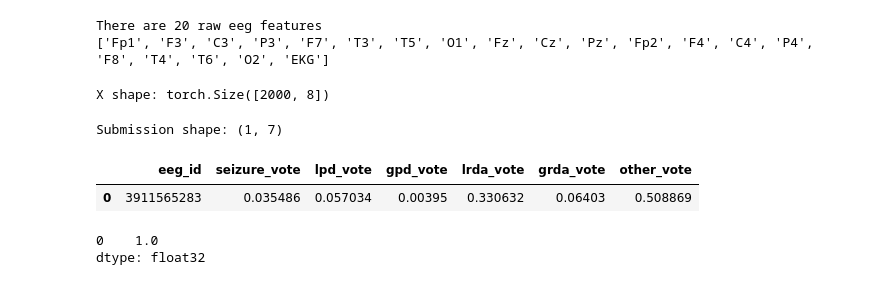
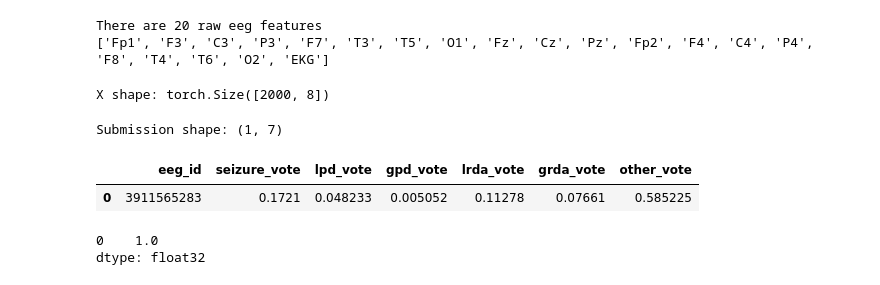
Before and after one commit to SEOYUNJE/github.io, a Jupyter notebook: hms-efficientnetb0-two-stage.ipynb, the cells around one changed output. Saved outputs shown, nothing was run; the diff lists cells and outputs as text; code cells hidden in the pictures.

Commit message:
Kaggle Notebook | HMS - EfficientNetB0 Ensemble | same 96

```diff
--- a/hms-efficientnetb0-two-stage.ipynb
+++ b/hms-efficientnetb0-two-stage.ipynb
@@ -610,3 +554,10 @@ Train non-overlapp eeg_id shape: (17089, 13)
+# %%
+VER = 1 # Starter Version
+
+LOAD_MODELS_FROM = '/kaggle/input/resnet34-eeg'
+
+USE_KAGGLE_SPECTROGRAMS = True
+USE_EEG_SPECTROGRAMS = True
 # %%
 NAMES = ['LL','LP','RP','RR']
 
@@ -618,6 +597,4 @@ FEATS = [['Fp1','F7','T3','T5','O1'],
 # %%
-USE_WAVELET = None
-
 import librosa
 
 def spectrogram_from_eeg(parquet_path, display=False):
@@ -625,7 +602,7 @@ def spectrogram_from_eeg(parquet_path, display=False):
     # LOAD MIDDLE 50 SECONDS OF EEG SERIES
     eeg = pd.read_parquet(parquet_path)
     middle = (len(eeg)-10_000)//2
-    eeg = eeg.iloc[middle+3000:middle+7000]
+    eeg = eeg.iloc[middle:middle+10_000]
 
     # VARIABLE TO HOLD SPECTROGRAM
     img = np.zeros((128,256,4),dtype='float32')
@@ -645,9 +622,8 @@ def spectrogram_from_eeg(parquet_path, display=False):
                 if np.isnan(x).mean()<1: x = np.nan_to_num(x,nan=m)
                 else: x[:] = 0
 
-                # DENOISE
-                if USE_WAVELET:
-                    x = denoise(x, wavelet=USE_WAVELET)
+                total_filter(x)
+
                 signals.append(x)
 
                 # RAW SPECTROGRAM
@@ -678,7 +654,7 @@ def spectrogram_from_eeg(parquet_path, display=False):
         offset = 0
         for k in range(4):
             if k>0: offset -= signals[3-k].min()
-            plt.plot(range(4000),signals[k]+offset,label=NAMES[3-k])
+            plt.plot(range(10000),signals[k]+offset,label=NAMES[3-k])
             offset += signals[3-k].max()
         plt.legend()
         plt.title(f'EEG {eeg_id} Signals')
@@ -783,13 +752,13 @@ import sys
 sys.path.append('../input/timm-pytorch-image-models/pytorch-image-models-master')
 import timm
 # %%
-class EffNetB2(pl.LightningModule):
+class ResNet34(pl.LightningModule):
 
     def __init__(self):
         super().__init__()
-        self.base_model = timm.create_model('tf_efficientnet_b0_ns', pretrained=False)
-        num_ftrs = self.base_model.classifier.in_features
-        self.base_model.classifier = nn.Linear(num_ftrs, 6)
+        self.base_model = timm.create_model('resnet34', pretrained=False)
+        num_ftrs = self.base_model.fc.in_features
+        self.base_model.fc = nn.Linear(num_ftrs, 6)
         self.prob_out = nn.Softmax(dim=1)
 
     def forward(self, x):
@@ -880,8 +850,8 @@ for i in range(5):
     print('#'*25)
     print(f'### Testing Fold {i+1}')
 
-    ckpt_file = f'EffNet_v{VER}_f{i}.ckpt' if LOAD_MODELS_FROM is None else f'{LOAD_MODELS_FROM}/EffNet_v{VER}_f{i}.ckpt'
-    model = EffNetB2.load_from_checkpoint(ckpt_file)
+    ckpt_file = f'ResNet_v{VER}_f{i}.ckpt' if LOAD_MODELS_FROM is None else f'{LOAD_MODELS_FROM}/ResNet_v{VER}_f{i}.ckpt'
+    model = ResNet34.load_from_checkpoint(ckpt_file)
     model.to(device).eval()
     fold_preds = []
 
@@ -896,7 +866,7 @@ for i in range(5):
 
 pred2 = np.mean(preds2,axis=0)
 print()
-print('Test preds shape',pred2.shape)
+print('Test preds shape',pred.shape)
 # %% [output]
 #########################
 ### Testing Fold 1
@@ -1646,16 +1616,16 @@ predictions = np.mean(predictions, axis=0)
 X shape: torch.Size([2000, 8])
 # %%
 sub = pd.DataFrame({"eeg_id": test_df.eeg_id.values})
-# predictions: resnet 1d, pred: 10m&50s, pred2: 10m&20s
-sub[CFG.target_cols] = predictions * 0.4 + pred * 0.4 + pred2 * 0.2
+# predictions: resnet 1d, pred: 10m&50s, pred2: resnet34
+sub[CFG.target_cols] = predictions * 0.4 + pred * 0.4 + pred * 0.2
 
 sub.to_csv(f"submission.csv", index=False)
 print(f"Submission shape: {sub.shape}")
 sub.head()
 # %% [output]
 Submission shape: (1, 7)
 |  | eeg_id | seizure_vote | lpd_vote | gpd_vote | lrda_vote | grda_vote | other_vote |
-| 0 | 3911565283 | 0.035486 | 0.057034 | 0.00395 | 0.330632 | 0.06403 | 0.508869 |
+| 0 | 3911565283 | 0.1721 | 0.048233 | 0.005052 | 0.11278 | 0.07661 | 0.585225 |
 # %%
 sub.iloc[:,-6:].sum(axis=1)
 # %% [output]
```
Also changed, not shown: parts of 14 cells of this notebook.
